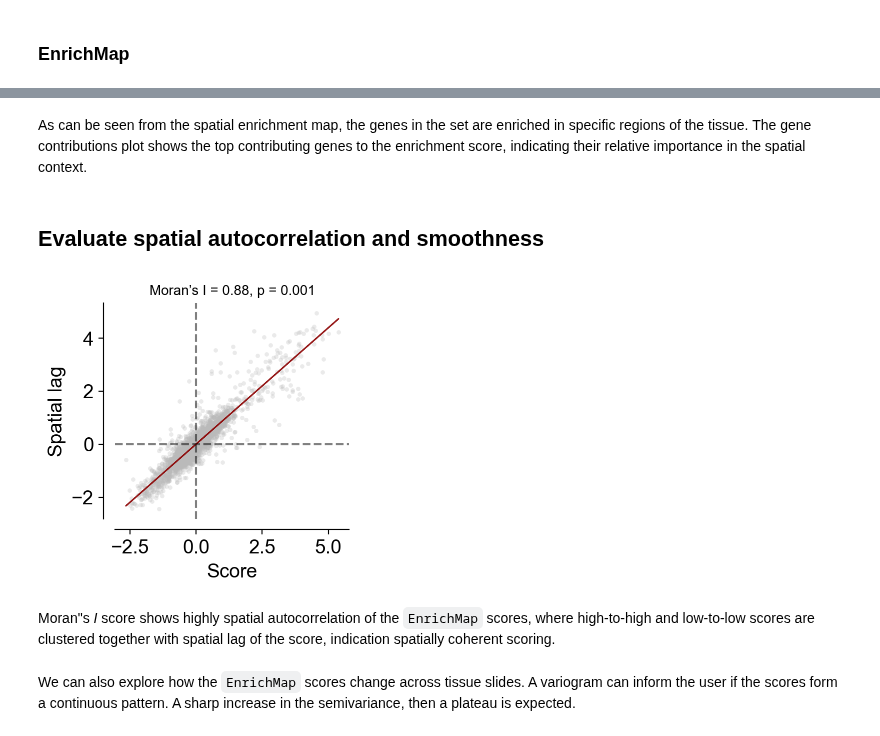
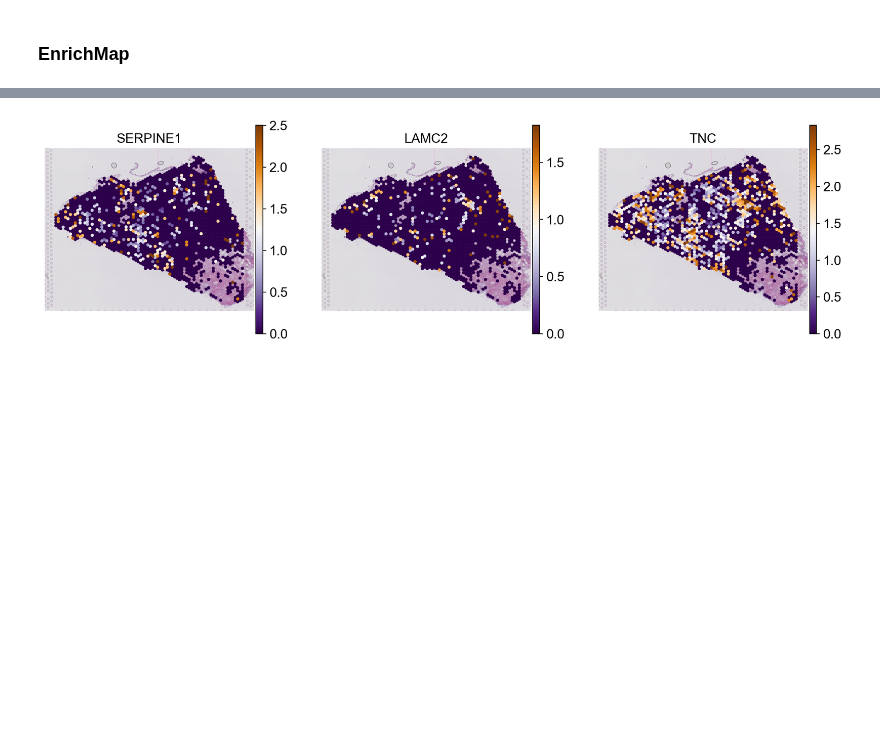
Before and after one commit to secrierlab/EnrichMap, a Jupyter notebook: docs/tutorials/multiple_samples.ipynb, the cells around one changed output, grey strips where cells are left out. Cells and saved outputs as stored; diff of their text form; code cells hidden in the pictures; blank space fills up the shorter version.

```diff
--- a/docs/tutorials/multiple_samples.ipynb
+++ b/docs/tutorials/multiple_samples.ipynb
@@ -65,12 +74,13 @@ sc.pl.spatial(adata, color=["Fibcd1", "Lefty1", "Spink8"], size=2, alpha_img=0.5
-# %% [markdown]
-As can be seen from the spatial enrichment map, the genes in the set are enriched in specific regions of the tissue. The gene contributions plot shows the top contributing genes to the enrichment score, indicating their relative importance in the spatial context.
-# %% [markdown]
-## Evaluate spatial autocorrelation and smoothness
-# %%
-em.pl.morans_correlogram(adata, score_key="enrichmap_score")
-# %% [output]
-[figure, removed]
-# %% [markdown]
-Moran"s *I* score shows highly spatial autocorrelation of the `EnrichMap` scores, where high-to-high and low-to-low scores are clustered together with spatial lag of the score, indication spatially coherent scoring.
-# %% [markdown]
-We can also explore how the `EnrichMap` scores change across tissue slides. A variogram can inform the user if the scores form a continuous pattern. A sharp increase in the semivariance, then a plateau is expected.
+# %%
+sc.pl.spatial(
+    adata[adata.obs["batch"] == "0"],
+    color=["SERPINE1", "LAMC2", "TNC"],
+    library_id="0",
+    size=1.75,
+    ncols=3,
+    cmap="PuOr_r",
+    vmax="p99.2",
+    vmin=0,
+)
+# %% [output]
+[figure, added]
```
Also changed, not shown: parts of 34 cells of this notebook, 3 other files.
